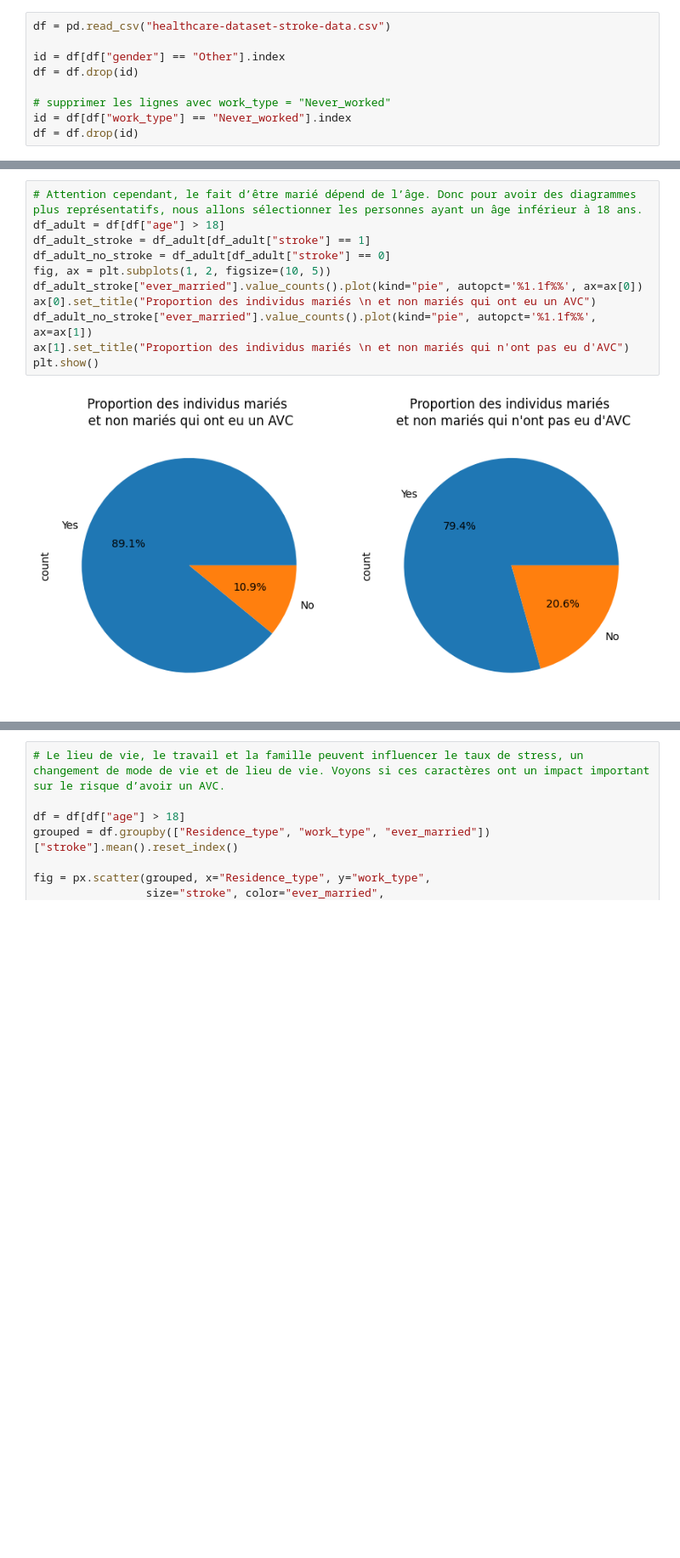
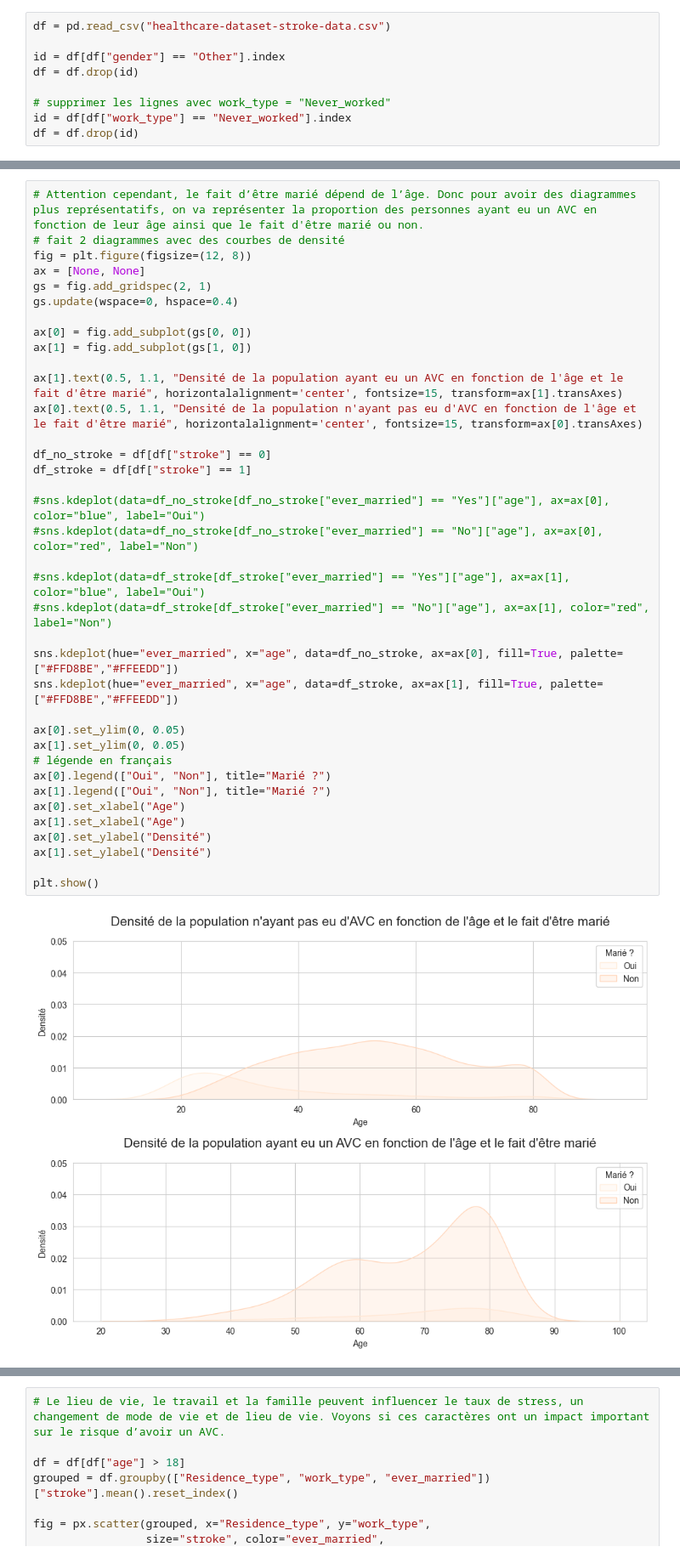
Before and after one commit to VpourVictor/DATA_Visualisation, a Jupyter notebook: Lili.ipynb, the cells around one changed output, grey strips where cells are left out. Shown at 85% size. Cells and saved outputs as stored; diff of their text form; blank space fills up the shorter version.

```diff
--- a/Lili.ipynb
+++ b/Lili.ipynb
@@ -33,16 +39,42 @@ plt.show()
 # %%
-# Attention cependant, le fait d’être marié dépend de l’âge. Donc pour avoir des diagrammes plus représentatifs, nous allons sélectionner les personnes ayant un âge inférieur à 18 ans.
-df_adult = df[df["age"] > 18]
-df_adult_stroke = df_adult[df_adult["stroke"] == 1]
-df_adult_no_stroke = df_adult[df_adult["stroke"] == 0]
-fig, ax = plt.subplots(1, 2, figsize=(10, 5))
-df_adult_stroke["ever_married"].value_counts().plot(kind="pie", autopct='%1.1f%%', ax=ax[0])
-ax[0].set_title("Proportion des individus mariés \n et non mariés qui ont eu un AVC")
-df_adult_no_stroke["ever_married"].value_counts().plot(kind="pie", autopct='%1.1f%%', ax=ax[1])
-ax[1].set_title("Proportion des individus mariés \n et non mariés qui n'ont pas eu d'AVC")
+# Attention cependant, le fait d’être marié dépend de l’âge. Donc pour avoir des diagrammes plus représentatifs, on va représenter la proportion des personnes ayant eu un AVC en fonction de leur âge ainsi que le fait d'être marié ou non.
+# fait 2 diagrammes avec des courbes de densité
+fig = plt.figure(figsize=(12, 8))
+ax = [None, None]
+gs = fig.add_gridspec(2, 1)
+gs.update(wspace=0, hspace=0.4)
+
+ax[0] = fig.add_subplot(gs[0, 0])
+ax[1] = fig.add_subplot(gs[1, 0])
+
+ax[1].text(0.5, 1.1, "Densité de la population ayant eu un AVC en fonction de l'âge et le fait d'être marié", horizontalalignment='center', fontsize=15, transform=ax[1].transAxes)
+ax[0].text(0.5, 1.1, "Densité de la population n'ayant pas eu d'AVC en fonction de l'âge et le fait d'être marié", horizontalalignment='center', fontsize=15, transform=ax[0].transAxes)
+
+df_no_stroke = df[df["stroke"] == 0]
+df_stroke = df[df["stroke"] == 1]
+
+#sns.kdeplot(data=df_no_stroke[df_no_stroke["ever_married"] == "Yes"]["age"], ax=ax[0], color="blue", label="Oui")
+#sns.kdeplot(data=df_no_stroke[df_no_stroke["ever_married"] == "No"]["age"], ax=ax[0], color="red", label="Non")
+
+#sns.kdeplot(data=df_stroke[df_stroke["ever_married"] == "Yes"]["age"], ax=ax[1], color="blue", label="Oui")
+#sns.kdeplot(data=df_stroke[df_stroke["ever_married"] == "No"]["age"], ax=ax[1], color="red", label="Non")
+
+sns.kdeplot(hue="ever_married", x="age", data=df_no_stroke, ax=ax[0], fill=True, palette=["#FFD8BE","#FFEEDD"])
+sns.kdeplot(hue="ever_married", x="age", data=df_stroke, ax=ax[1], fill=True, palette=["#FFD8BE","#FFEEDD"])
+
+ax[0].set_ylim(0, 0.05)
+ax[1].set_ylim(0, 0.05)
+# légende en français
+ax[0].legend(["Oui", "Non"], title="Marié ?")
+ax[1].legend(["Oui", "Non"], title="Marié ?")
+ax[0].set_xlabel("Age")
+ax[1].set_xlabel("Age")
+ax[0].set_ylabel("Densité")
+ax[1].set_ylabel("Densité")
+
 plt.show()
 # %% [output]
-[figure, old version]
+[figure, new version]
 # %%
 # De la même manière, quel est le lien entre le type d’emploi de l'individu et son risque d’avoir un AVC ?
 df_work_type = df.groupby("work_type")["stroke"].value_counts(normalize=True).unstack() * 100
```
Also changed, not shown: parts of 5 cells of this notebook.
